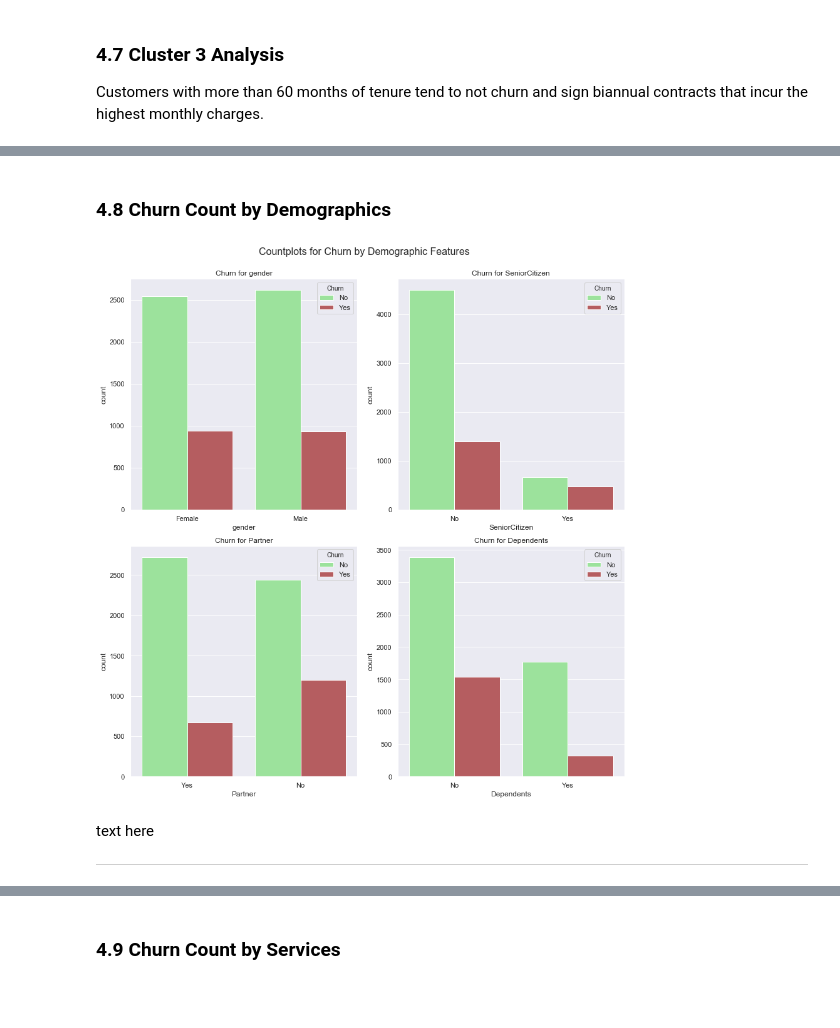
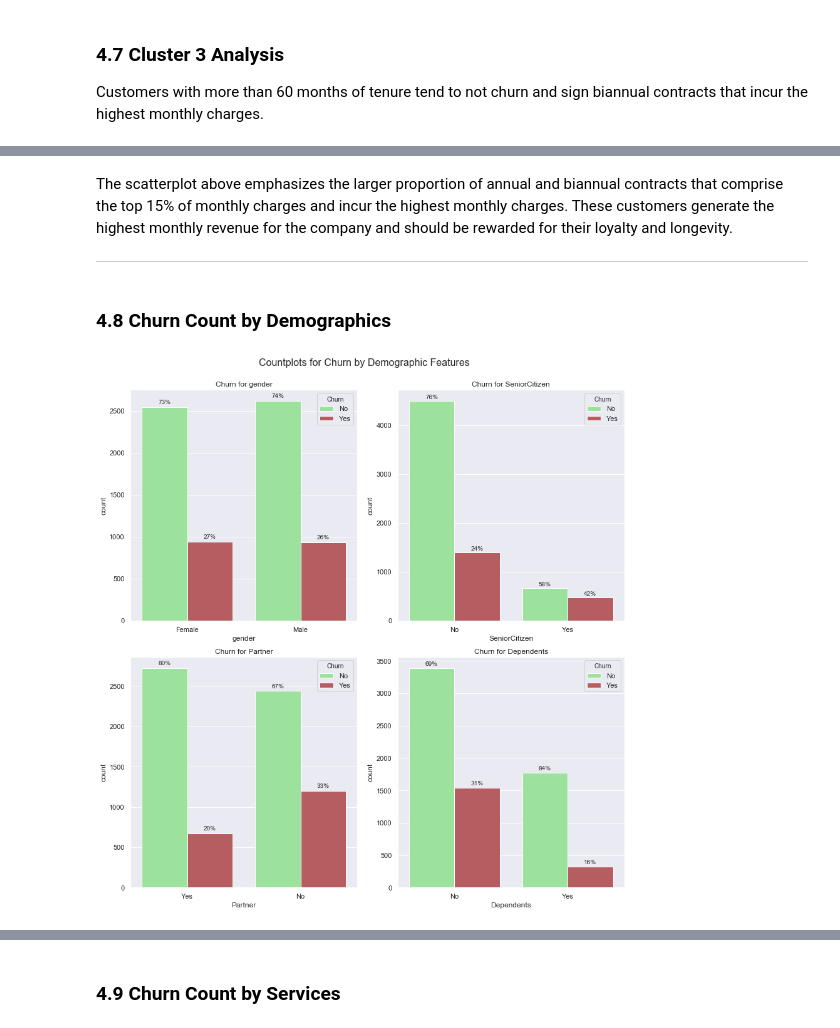
Before and after one commit to ayn28/Project-Portfolio, a Jupyter notebook: current-capstone-project/customer-churn/customer_churn.ipynb, the cells around one changed output, grey strips where cells are left out. Saved outputs shown, nothing was run; the diff lists cells and outputs as text; code cells hidden in the pictures; blank space fills up the shorter version.

```diff
--- a/current-capstone-project/customer-churn/customer_churn.ipynb
+++ b/current-capstone-project/customer-churn/customer_churn.ipynb
@@ -642,26 +637,42 @@ The diagram in the lower left emphasizes the larger proportion of annual and bia
+# %% [markdown]
+The scatterplot above emphasizes the larger proportion of annual and biannual contracts that comprise the top 15% of monthly charges and incur the highest monthly charges. These customers generate the highest monthly revenue for the company and should be rewarded for their loyalty and longevity.
+***
 # %% [markdown]
 ### 4.8 Churn Count by Demographics
 # %%
 # Categorical demographic features
 demo_cols = ['gender', 'SeniorCitizen', 'Partner', 'Dependents']
 
 # Instantiate figure to render plots on
 fig8 = plt.figure(figsize=(12, 12))
 
 # Figure title
 fig8.suptitle('Countplots for Churn by Demographic Features', y=1.03, fontsize=16);
 
 # Loop through iterable and draw plots
 for col, i in zip(demo_cols, range(1, len(demo_cols) + 1)):
     plt.subplot(2, 2, i);
-    sns.countplot(x=col, hue='Churn', palette=['lightgreen', 'r'], data=df);
+    ax = sns.countplot(x=col, hue='Churn', palette=['lightgreen', 'r'], data=df);
+
+    # Display percentages above each bar so that the sum per value equals 100%
+    bars = ax.patches
+    half = int(len(bars)/2)
+    left_bars = bars[:half]
+    right_bars = bars[half:]
+
+    for left, right in zip(left_bars, right_bars):
+        height_l = left.get_height()
+        height_r = right.get_height()
+        total = height_l + height_r
+
+        ax.text(left.get_x() + left.get_width()/2., height_l + 40, '{0:.0%}'.format(height_l/total), ha="center")
+        ax.text(right.get_x() + right.get_width()/2., height_r + 40, '{0:.0%}'.format(height_r/total), ha="center")
+
+    # Set title
     plt.title('Churn for ' + col);
 
 # Display plot
 plt.tight_layout()
 plt.show()
 # %% [output]
-[figure, old version]
+[figure, new version]
-# %% [markdown]
-text here
-***
```
Also changed, not shown: parts of 18 cells of this notebook.
